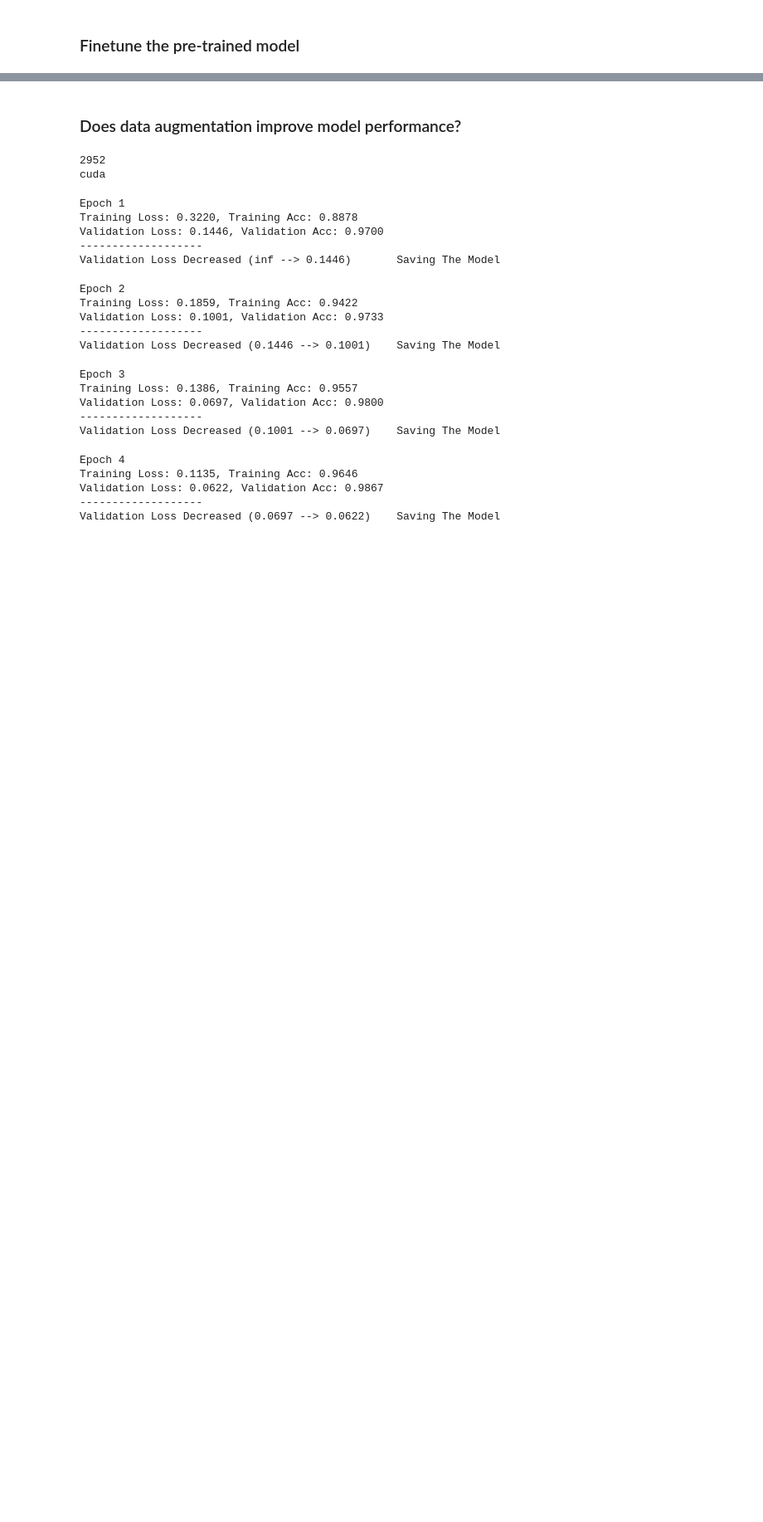
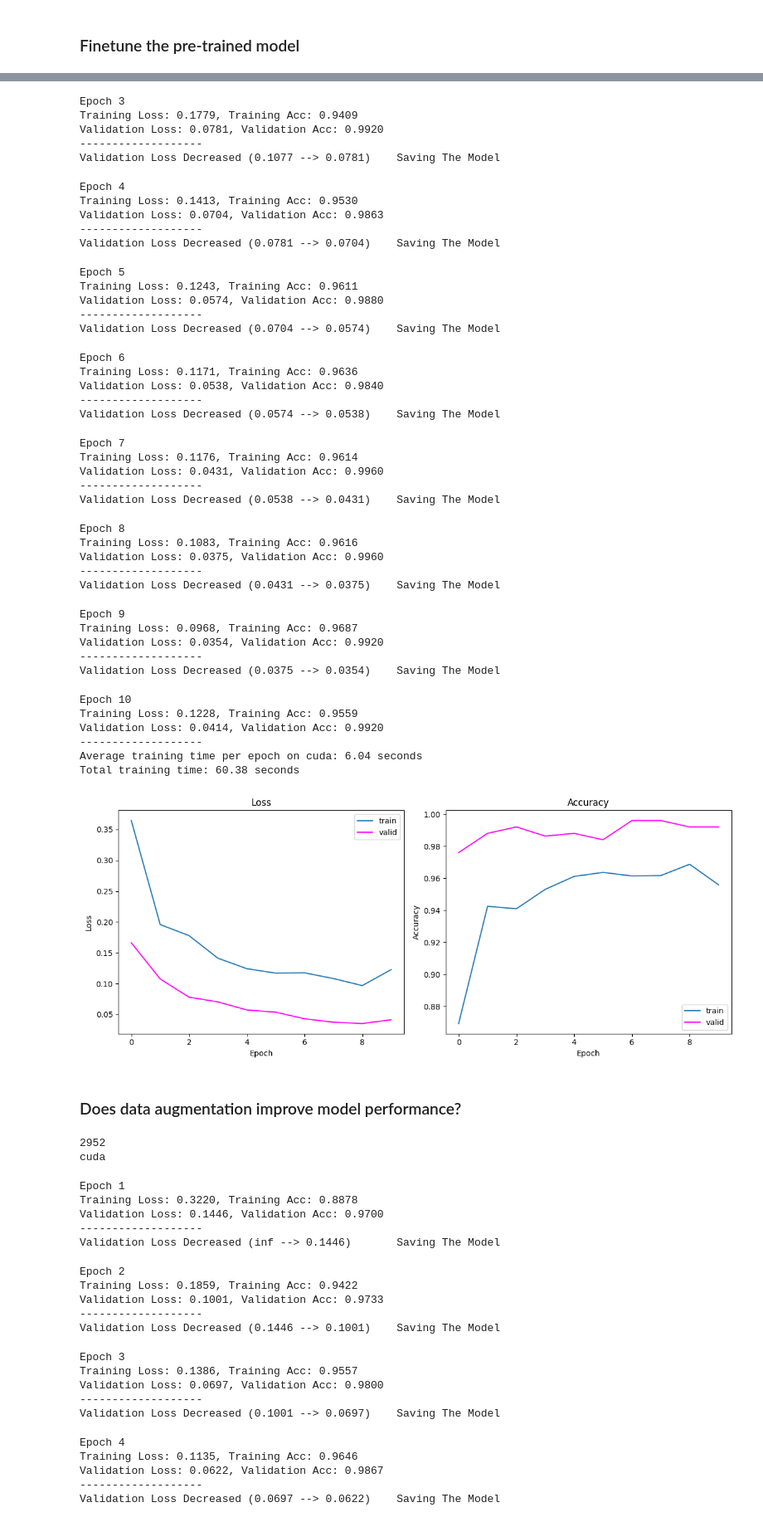
Before and after one commit to reascr/MSC-in-IT-and-Cognition, a Jupyter notebook: AppliedAI/Second_assignment_dataset_3.ipynb, the cells around one changed output, grey strips where cells are left out. Shown at 83% size. Drawn from its saved outputs; the diff is of its cells as text; code cells hidden in the pictures; blank space fills up the shorter version.

```diff
--- a/AppliedAI/Second_assignment_dataset_3.ipynb
+++ b/AppliedAI/Second_assignment_dataset_3.ipynb
@@ -583,7 +643,7 @@ import time
 from tqdm import tqdm
 
 criterion = nn.BCEWithLogitsLoss() # code for training loop modified after https://docs.pytorch.org/tutorials/beginner/blitz/cifar10_tutorial.html and Computer_vision_exercise_solutions.ipynb
-optimizer = torch.optim.Adam(model.parameters(), lr=0.001)
+optimizer = torch.optim.Adam(resnet_model.parameters(), lr=0.001)
 device = torch.device("cuda" if torch.cuda.is_available() else "cpu")
 print(device)
 
@@ -597,5 +657,6 @@ loss_train, loss_valid, acc_train, acc_val = training_loop_simple(
     loss_f=criterion,
     optimizer=optimizer
 )
+plot_training_curves(loss_train, loss_valid, acc_train, acc_val)
 # %% [output]
 cuda
@@ -602,3 +673,45 @@ cuda
+Epoch 3
+Training Loss: 0.1779, Training Acc: 0.9409
+Validation Loss: 0.0781, Validation Acc: 0.9920
+-------------------
+Validation Loss Decreased (0.1077 --> 0.0781)    Saving The Model
+Epoch 4
+Training Loss: 0.1413, Training Acc: 0.9530
+Validation Loss: 0.0704, Validation Acc: 0.9863
+-------------------
+Validation Loss Decreased (0.0781 --> 0.0704)    Saving The Model
+Epoch 5
+Training Loss: 0.1243, Training Acc: 0.9611
+Validation Loss: 0.0574, Validation Acc: 0.9880
+-------------------
+Validation Loss Decreased (0.0704 --> 0.0574)    Saving The Model
+Epoch 6
+Training Loss: 0.1171, Training Acc: 0.9636
+Validation Loss: 0.0538, Validation Acc: 0.9840
+-------------------
+Validation Loss Decreased (0.0574 --> 0.0538)    Saving The Model
+Epoch 7
+Training Loss: 0.1176, Training Acc: 0.9614
+Validation Loss: 0.0431, Validation Acc: 0.9960
+-------------------
+Validation Loss Decreased (0.0538 --> 0.0431)    Saving The Model
+Epoch 8
+Training Loss: 0.1083, Training Acc: 0.9616
+Validation Loss: 0.0375, Validation Acc: 0.9960
+-------------------
+Validation Loss Decreased (0.0431 --> 0.0375)    Saving The Model
+Epoch 9
+Training Loss: 0.0968, Training Acc: 0.9687
+Validation Loss: 0.0354, Validation Acc: 0.9920
+-------------------
+Validation Loss Decreased (0.0375 --> 0.0354)    Saving The Model
+Epoch 10
+Training Loss: 0.1228, Training Acc: 0.9559
+Validation Loss: 0.0414, Validation Acc: 0.9920
+-------------------
+Average training time per epoch on cuda: 6.04 seconds
+Total training time: 60.38 seconds
+[figure, added]
 # %% [markdown]
 ### Does data augmentation improve model performance?
 # %%
```
Also changed, not shown: parts of 12 cells of this notebook.
